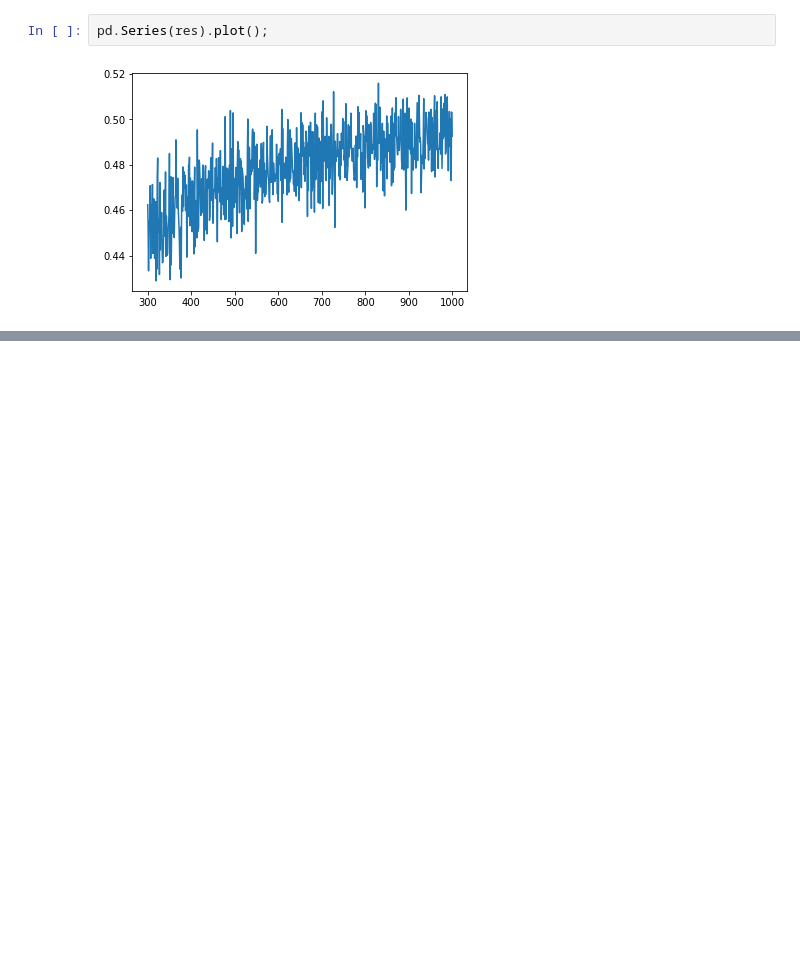
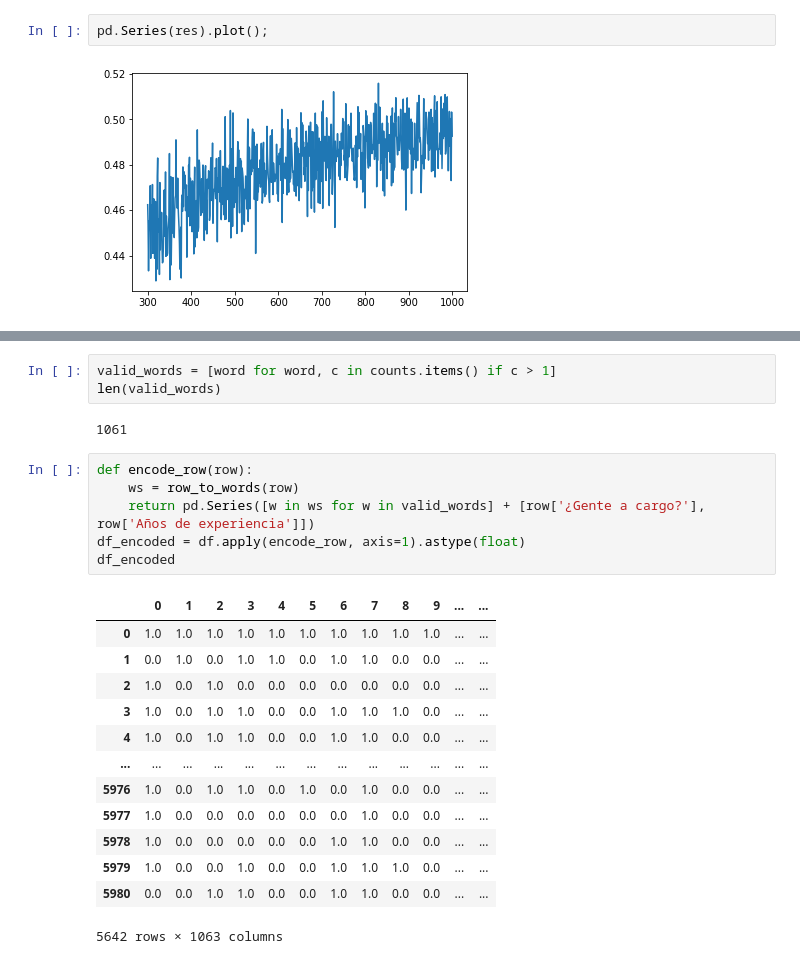
Before and after one commit to seppo0010/sysarmy-sueldos-2020.1, a Jupyter notebook: notebook/Predicción de sueldo.ipynb, the cells around one changed output, grey strips where cells are left out. Drawn from its saved outputs; the diff is of its cells as text; blank space fills up the shorter version.

```diff
--- a/notebook/Predicción de sueldo.ipynb
+++ b/notebook/Predicción de sueldo.ipynb
@@ -2146,0 +2192,25 @@ pd.Series(res).plot();
+# %%
+valid_words = [word for word, c in counts.items() if c > 1]
+len(valid_words)
+# %% [output]
+1061
+# %%
+def encode_row(row):
+    ws = row_to_words(row)
+    return pd.Series([w in ws for w in valid_words] + [row['¿Gente a cargo?'], row['Años de experiencia']])
+df_encoded = df.apply(encode_row, axis=1).astype(float)
+df_encoded
+# %% [output]
+|  | 0 | 1 | 2 | 3 | 4 | 5 | 6 | 7 | 8 | 9 | ... | ... |
+| 0 | 1.0 | 1.0 | 1.0 | 1.0 | 1.0 | 1.0 | 1.0 | 1.0 | 1.0 | 1.0 | ... | ... |
+| 1 | 0.0 | 1.0 | 0.0 | 1.0 | 1.0 | 0.0 | 1.0 | 1.0 | 0.0 | 0.0 | ... | ... |
+| 2 | 1.0 | 0.0 | 1.0 | 0.0 | 0.0 | 0.0 | 0.0 | 0.0 | 0.0 | 0.0 | ... | ... |
+| 3 | 1.0 | 0.0 | 1.0 | 1.0 | 0.0 | 0.0 | 1.0 | 1.0 | 1.0 | 0.0 | ... | ... |
+| 4 | 1.0 | 0.0 | 1.0 | 1.0 | 0.0 | 0.0 | 1.0 | 1.0 | 0.0 | 0.0 | ... | ... |
+| ... | ... | ... | ... | ... | ... | ... | ... | ... | ... | ... | ... | ... |
+| 5976 | 1.0 | 0.0 | 1.0 | 1.0 | 0.0 | 1.0 | 0.0 | 1.0 | 0.0 | 0.0 | ... | ... |
+| 5977 | 1.0 | 0.0 | 0.0 | 0.0 | 0.0 | 0.0 | 0.0 | 1.0 | 0.0 | 0.0 | ... | ... |
+| 5978 | 1.0 | 0.0 | 0.0 | 0.0 | 0.0 | 0.0 | 1.0 | 1.0 | 0.0 | 0.0 | ... | ... |
+| 5979 | 1.0 | 0.0 | 0.0 | 1.0 | 0.0 | 0.0 | 1.0 | 1.0 | 1.0 | 0.0 | ... | ... |
+| 5980 | 0.0 | 0.0 | 1.0 | 1.0 | 0.0 | 0.0 | 1.0 | 1.0 | 0.0 | 0.0 | ... | ... |
+5642 rows × 1063 columns
```
Also changed, not shown: parts of 5 cells of this notebook.
